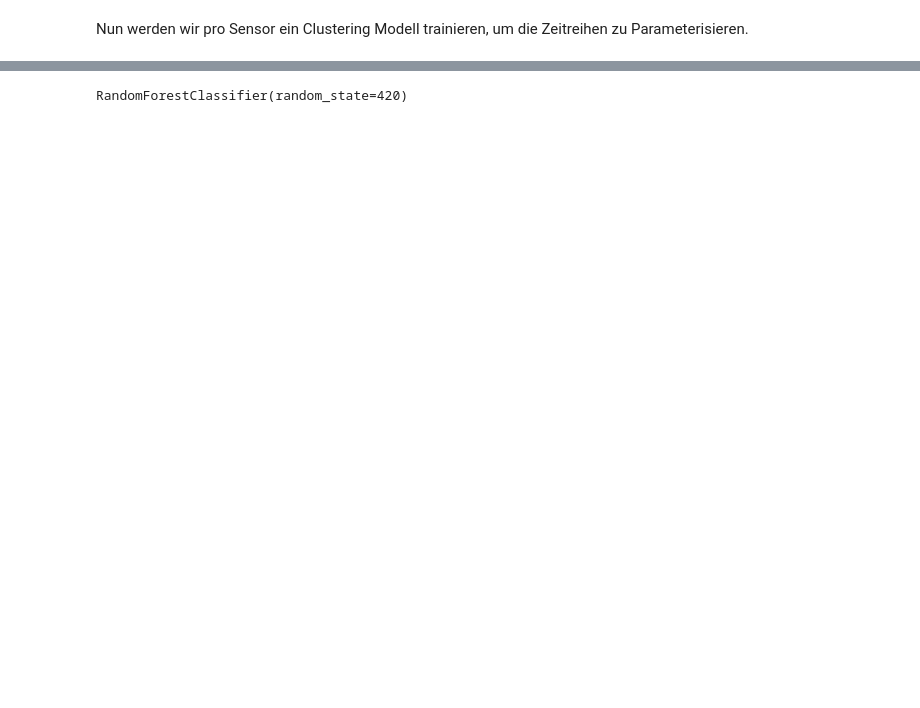
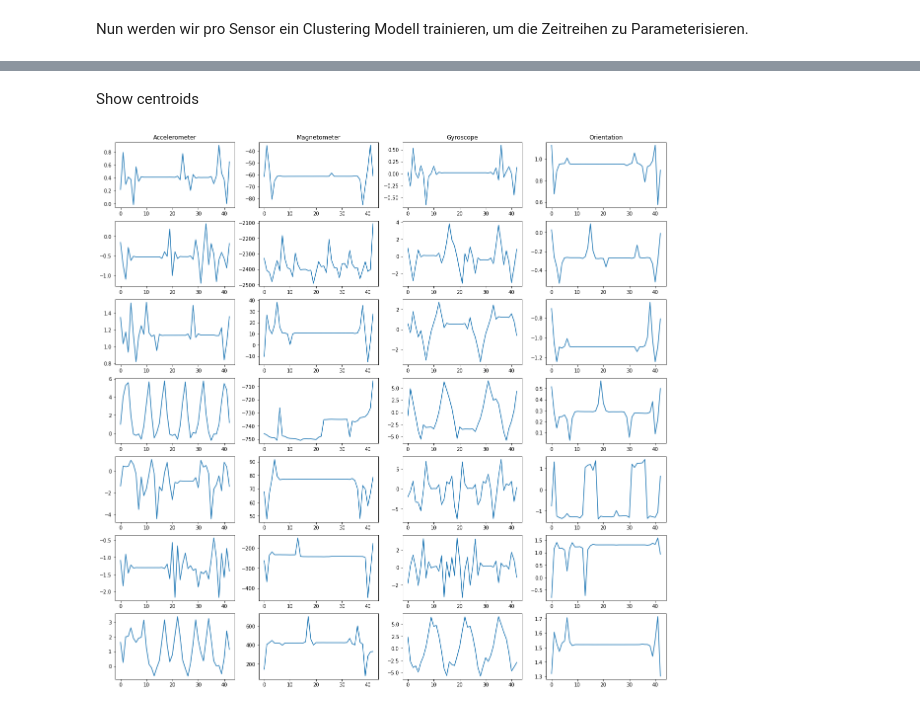
Before and after one commit to phyti1/ds_activity_tracker, a Jupyter notebook: Group_RS_FM/classic_model.ipynb, the cells around one changed output, grey strips where cells are left out. Cells and saved outputs as stored; diff of their text form; code cells hidden in the pictures; blank space fills up the shorter version.

```diff
--- a/Group_RS_FM/classic_model.ipynb
+++ b/Group_RS_FM/classic_model.ipynb
@@ -76,17 +77,13 @@ Nun werden wir pro Sensor ein Clustering Modell trainieren, um die Zeitreihen zu
 from tslearn.clustering import TimeSeriesKMeans
 from tslearn.clustering import KernelKMeans
 seed = 420
-# %%
-model = TimeSeriesKMeans(n_clusters=3, metric="dtw",
-                         max_iter=10, random_state=seed)
-model.fit(X_train)
 # %%
 def fit_time_series_clustering(input): # TODO: optimise this function
     models = []
     for i in range(4):
         print("fitting model number {}".format(i))
         model = TimeSeriesKMeans(n_clusters=7, metric="dtw",
-                                 max_iter=3, random_state=seed, verbose=True, n_jobs=-1)  # use 7 clusters cause we have 7 activities
+                                 max_iter=5, random_state=seed, verbose=True, n_jobs=-1)  # use 7 clusters cause we have 7 activities
         model.fit(input[:, :, i])
         models.append(model)
     return models
@@ -251,3 +248,21 @@ dists = get_distances(models, diffs)
+# %% [markdown]
+Show centroids
+# %%
+# init subplots for centroids
+fig, ax = plt.subplots(7, 4, figsize=(20, 20))
+
+# model names
+model_names = ["Accelerometer", "Magnetometer", "Gyroscope", "Orientation"]
+
+# plot the centroids for each model
+for i in range(4):
+    for j in range(7):
+        ax[j, i].plot(models[i].cluster_centers_[j])
+
+    # set the tiltle per column of subplot
+    ax[0, i].set_title(model_names[i])
+# %% [output]
+[figure, added]
 # %%
 # import random forest
 from sklearn.ensemble import RandomForestClassifier
@@ -254,6 +269,0 @@ from sklearn.ensemble import RandomForestClassifier
-# %%
-random_forest = RandomForestClassifier(n_estimators=100, random_state=seed)
-
-random_forest.fit(dists, y_train)
-# %% [output]
-RandomForestClassifier(random_state=420)
```
Also changed, not shown: parts of 13 cells of this notebook.
